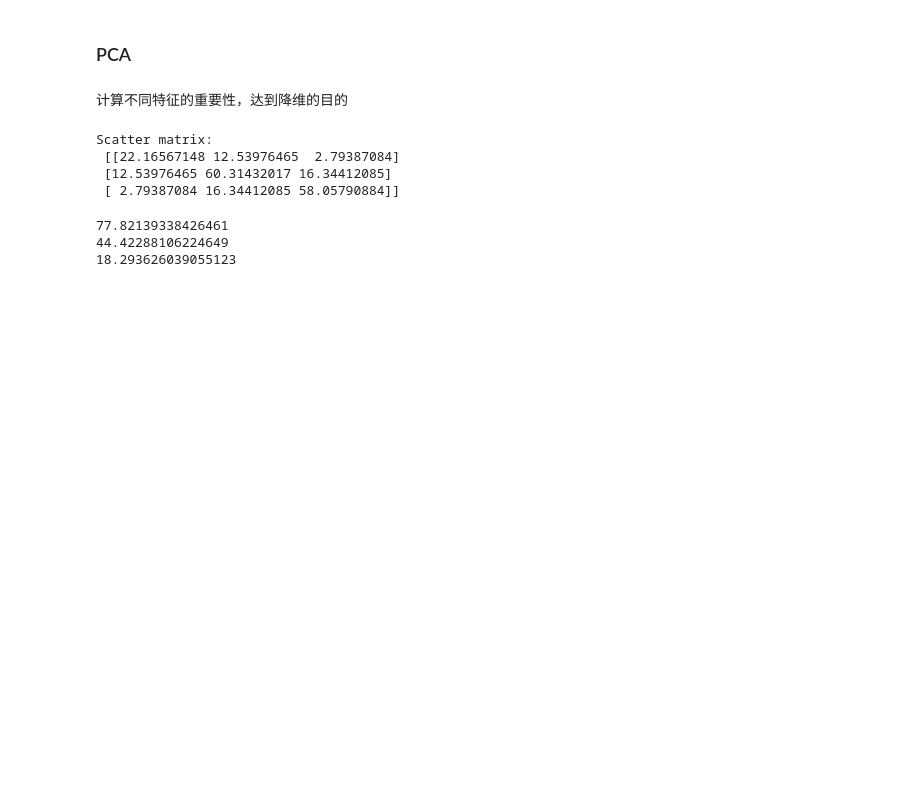
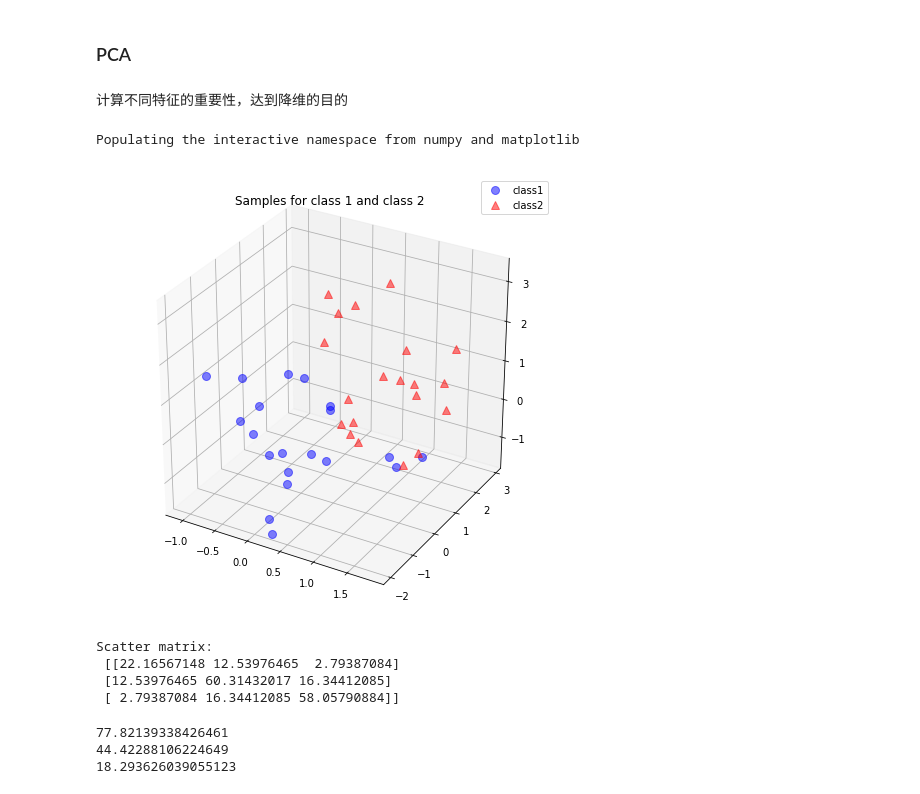
Before and after one commit to yunshuipiao/sw_machine_learning, a Jupyter notebook: machine_learning_algorithm/PCA/01.ipynb, the cells around one changed output. Drawn from its saved outputs; the diff is of its cells as text; code cells hidden in the pictures; blank space fills up the shorter version.

```diff
--- a/machine_learning_algorithm/PCA/01.ipynb
+++ b/machine_learning_algorithm/PCA/01.ipynb
@@ -15,6 +15,25 @@ class1_sample = np.random.multivariate_normal(mu_vecl, cov_mat1, 20).T
 mu_vec2 = np.array([1, 1, 1])
 cov_mat2 = np.array([[1, 0, 0], [0, 1, 0], [0, 0, 1]])
 class2_sample = np.random.multivariate_normal(mu_vec2, cov_mat2, 20).T
+# %%
+%pylab inline
+from matplotlib import pyplot as plt
+from mpl_toolkits.mplot3d import Axes3D
+from mpl_toolkits.mplot3d import proj3d
+
+fig = plt.figure(figsize=(8,8))
+ax = fig.add_subplot(111, projection='3d')
+plt.rcParams['legend.fontsize'] = 10
+ax.plot(class1_sample[0,:], class1_sample[1,:], class1_sample[2,:], 'o', markersize=8, color='blue', alpha=0.5, label='class1')
+ax.plot(class2_sample[0,:], class2_sample[1,:], class2_sample[2,:], '^', markersize=8, alpha=0.5, color='red', label='class2')
+
+plt.title('Samples for class 1 and class 2')
+ax.legend(loc='upper right')
+
+plt.show()
+# %% [output]
+Populating the interactive namespace from numpy and matplotlib
+[figure, added]
 # %%
 # 1. 连接两种类别数据
 all_samples = np.concatenate((class1_sample, class2_sample),axis=1)
```
Also changed, not shown: parts of 10 cells of this notebook, 1 other file.
